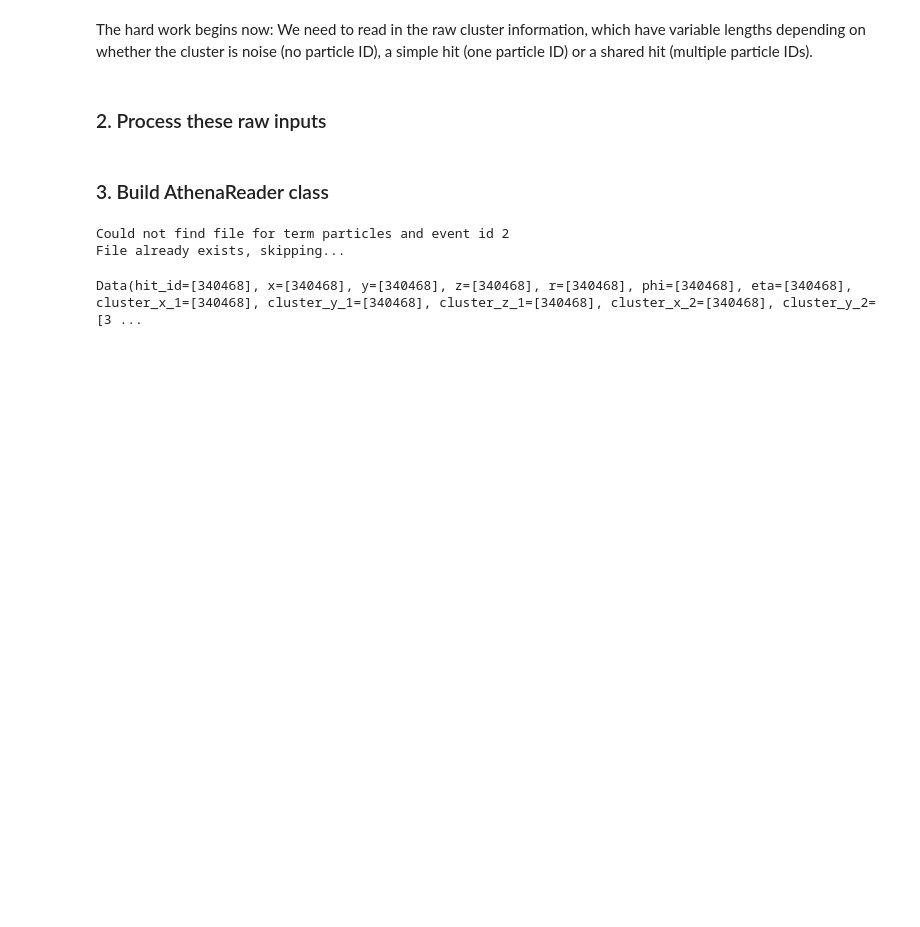
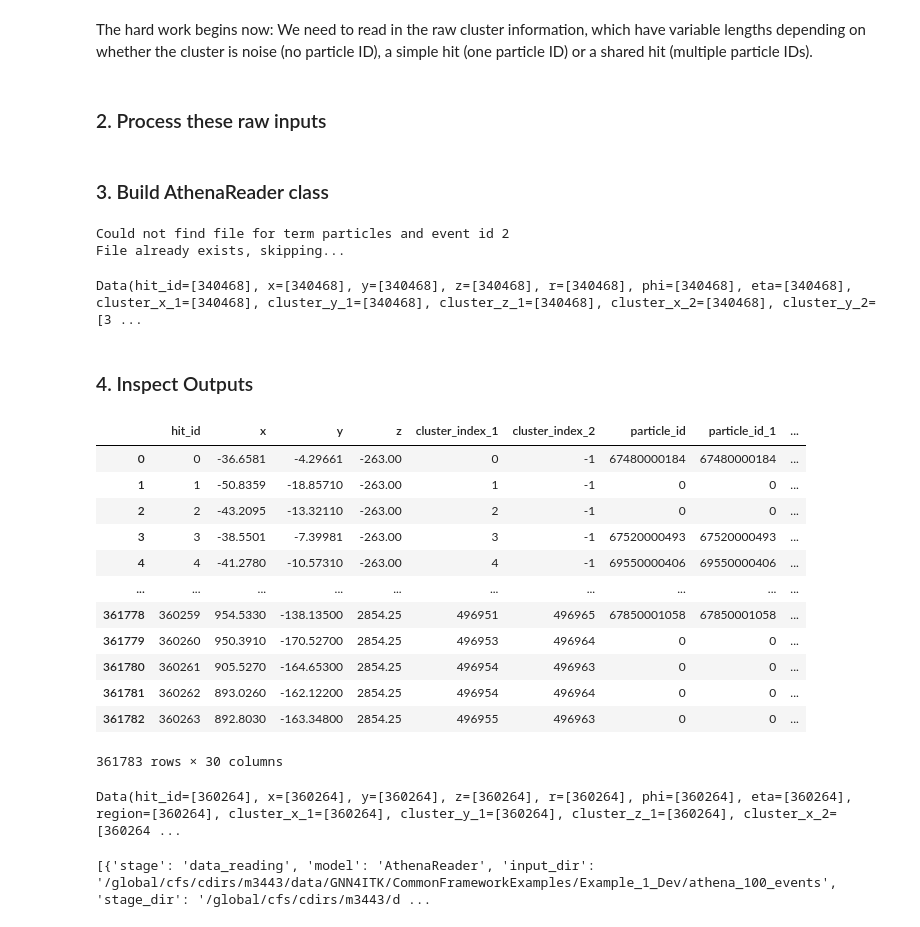
Before and after one commit to GNN4ITkTeam/CommonFramework, a Jupyter notebook: notebooks/testing/0-DM-AthenaReader.ipynb, the cells around one changed output. Drawn from its saved outputs; the diff is of its cells as text; code cells hidden in the pictures; blank space fills up the shorter version.

Commit message:
Update Example_1 to GNN stage

```diff
--- a/notebooks/testing/0-DM-AthenaReader.ipynb
+++ b/notebooks/testing/0-DM-AthenaReader.ipynb
@@ -531,3 +531,5 @@ for region_label, conditions in config["region_labels"].items():
         hits.loc[condition_mask, "region"] = region_label
 
 assert (hits.region.isna()).sum() == 0, "There are hits that do not belong to any region!"
+# %% [markdown]
+### 4. Inspect Outputs
@@ -533,0 +538,19 @@ assert (hits.region.isna()).sum() == 0, "There are hits that do not belong to an
+# %%
+test_csv_path = "/global/cfs/cdirs/m3443/data/GNN4ITK/CommonFrameworkExamples/Example_1_Dev/feature_store/testset/event000000194-truth.csv"
+test_hits = pd.read_csv(test_csv_path)
+# %%
+test_hits
+# %% [output]
+|  | hit_id | x | y | z | cluster_index_1 | cluster_index_2 | particle_id | particle_id_1 | ... |
+| 0 | 0 | -36.6581 | -4.29661 | -263.00 | 0 | -1 | 67480000184 | 67480000184 | ... |
+| 1 | 1 | -50.8359 | -18.85710 | -263.00 | 1 | -1 | 0 | 0 | ... |
+| 2 | 2 | -43.2095 | -13.32110 | -263.00 | 2 | -1 | 0 | 0 | ... |
+| 3 | 3 | -38.5501 | -7.39981 | -263.00 | 3 | -1 | 67520000493 | 67520000493 | ... |
+| 4 | 4 | -41.2780 | -10.57310 | -263.00 | 4 | -1 | 69550000406 | 69550000406 | ... |
+| ... | ... | ... | ... | ... | ... | ... | ... | ... | ... |
+| 361778 | 360259 | 954.5330 | -138.13500 | 2854.25 | 496951 | 496965 | 67850001058 | 67850001058 | ... |
+| 361779 | 360260 | 950.3910 | -170.52700 | 2854.25 | 496953 | 496964 | 0 | 0 | ... |
+| 361780 | 360261 | 905.5270 | -164.65300 | 2854.25 | 496954 | 496963 | 0 | 0 | ... |
+| 361781 | 360262 | 893.0260 | -162.12200 | 2854.25 | 496954 | 496964 | 0 | 0 | ... |
+| 361782 | 360263 | 892.8030 | -163.34800 | 2854.25 | 496955 | 496963 | 0 | 0 | ... |
+361783 rows × 30 columns
@@ -533,0 +560,4 @@ assert (hits.region.isna()).sum() == 0, "There are hits that do not belong to an
+# %%
+test_graph
+# %% [output]
+Data(hit_id=[360264], x=[360264], y=[360264], z=[360264], r=[360264], phi=[360264], eta=[360264], region=[360264], cluster_x_1=[360264], cluster_y_1=[360264], cluster_z_1=[360264], cluster_x_2=[360264 ...
@@ -533,0 +566,4 @@ assert (hits.region.isna()).sum() == 0, "There are hits that do not belong to an
+# %%
+print(test_graph.config)
+# %% [output]
+[{'stage': 'data_reading', 'model': 'AthenaReader', 'input_dir': '/global/cfs/cdirs/m3443/data/GNN4ITK/CommonFrameworkExamples/Example_1_Dev/athena_100_events', 'stage_dir': '/global/cfs/cdirs/m3443/d ...
```
Also changed, not shown: parts of 3 cells of this notebook, 15 other files.
